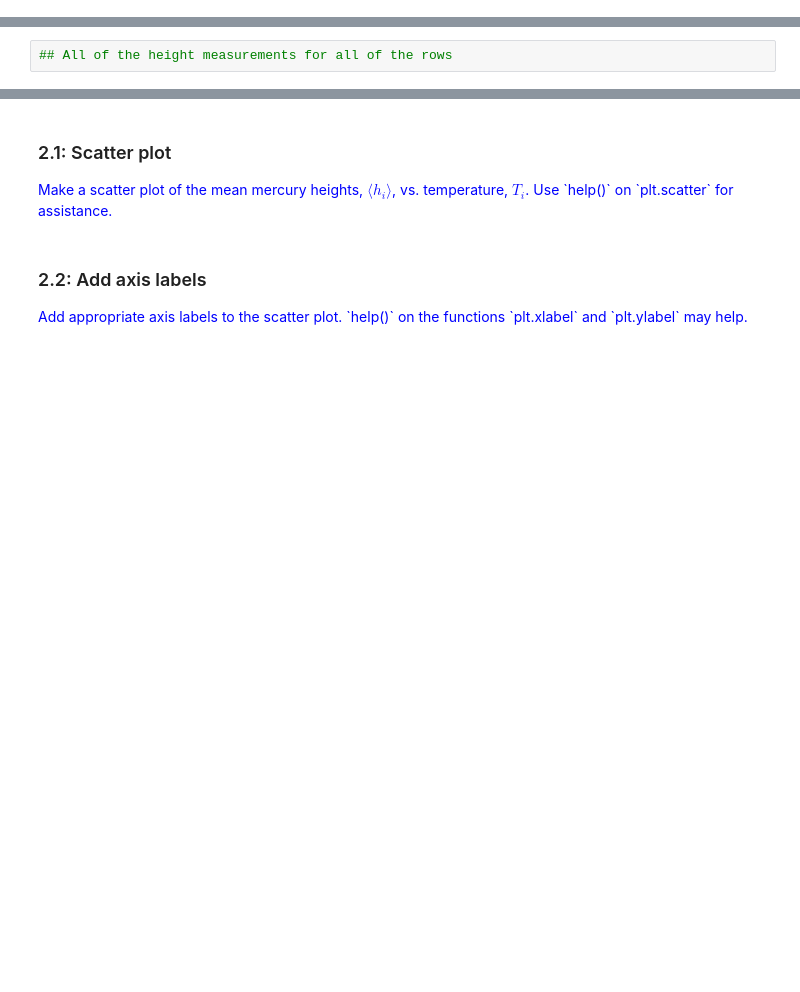
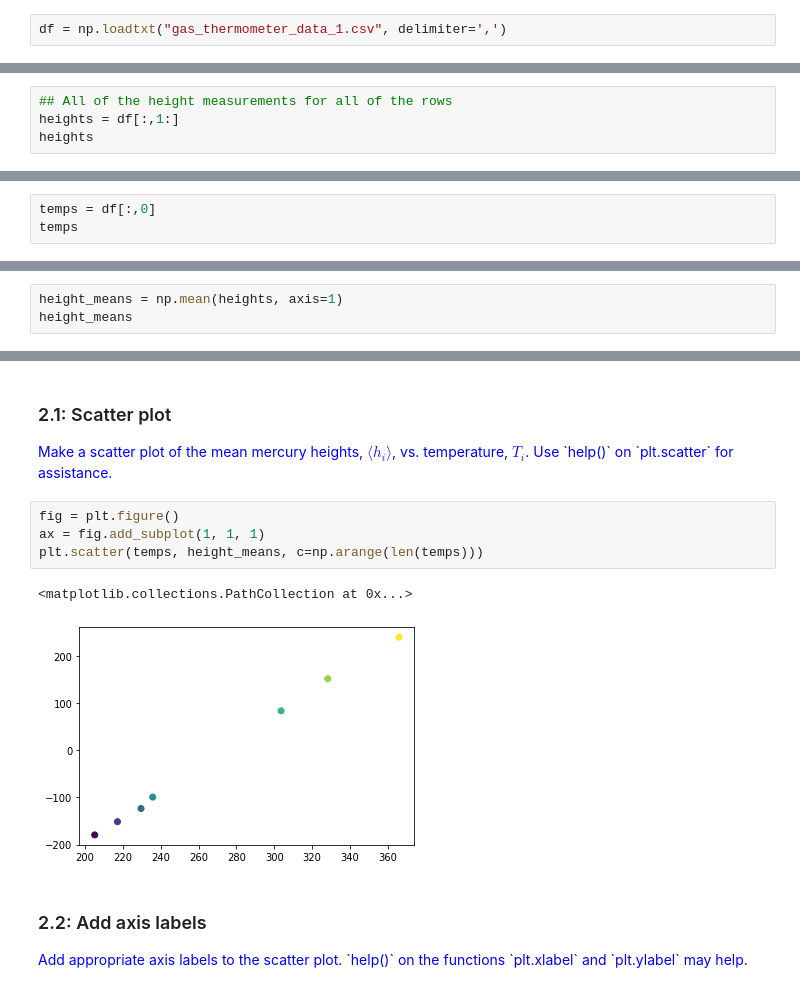
Before and after one commit to Allan-Perez/pysicslab, a Jupyter notebook: python/S1_PythonDataAnalysisGasThermometer_Script.ipynb, the cells around one changed output, grey strips where cells are left out. Saved outputs shown, nothing was run; the diff lists cells and outputs as text; blank space fills up the shorter version.

```diff
--- a/python/S1_PythonDataAnalysisGasThermometer_Script.ipynb
+++ b/python/S1_PythonDataAnalysisGasThermometer_Script.ipynb
@@ -111,6 +111,8 @@ import numpy as np
 ## The online help documentation system can provide help for almost anything.
 ## Execute this cell to find out more about the np.loadtxt command.
 help(np.loadtxt)
+# %%
+df = np.loadtxt("gas_thermometer_data_1.csv", delimiter=',')
 # %% [markdown]
 ### <a name="P1.2">1.2:</a> Indexing
 
@@ -122,2 +130,4 @@ help(np.loadtxt)
 # %%
 ## All of the height measurements for all of the rows
+heights = df[:,1:]
+heights
@@ -123,0 +142,3 @@ help(np.loadtxt)
+# %%
+temps = df[:,0]
+temps
@@ -128,3 +151,6 @@ help(np.loadtxt)
 # %%
 ## The online help documentation system is very useful.
 help(np.mean)
+# %%
+height_means = np.mean(heights, axis=1)
+height_means
@@ -153,6 +194,13 @@ import matplotlib.pyplot as plt
 ### <a name="P2.1">2.1:</a>  Scatter plot
 
 <p style="color: blue">Make a scatter plot of the mean mercury heights, $\langle h_i \rangle$, vs. temperature, $T_i$.  Use `help()` on `plt.scatter` for assistance.</p>
+# %%
+fig = plt.figure()
+ax = fig.add_subplot(1, 1, 1)
+plt.scatter(temps, height_means, c=np.arange(len(temps)))
+# %% [output]
+<matplotlib.collections.PathCollection at 0x...>
+[figure, added]
 # %% [markdown]
 ### <a name="P2.2">2.2:</a>  Add axis labels
 
```
Also changed, not shown: parts of 14 cells of this notebook.
